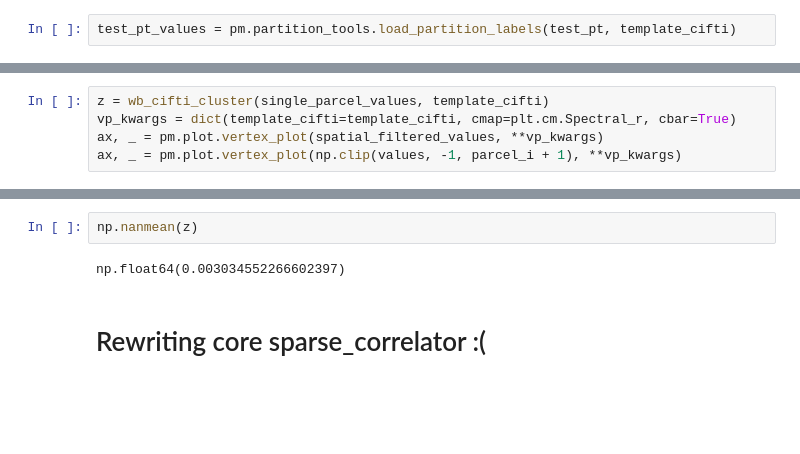
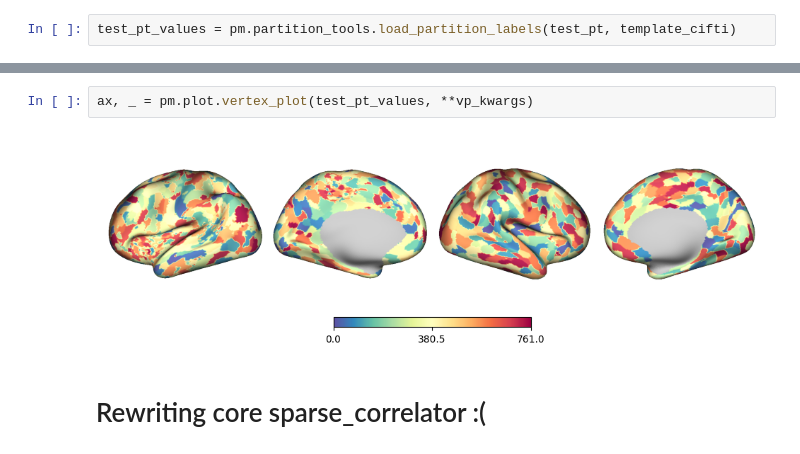
Before and after one commit to cole-khamnei/precision_mapping, a Jupyter notebook: notebooks/dev_nb.ipynb, the cells around one changed output, grey strips where cells are left out. Cells and saved outputs as stored; diff of their text form; blank space fills up the shorter version.

```diff
--- a/notebooks/dev_nb.ipynb
+++ b/notebooks/dev_nb.ipynb
@@ -235,5 +77,0 @@ for parcel_i in tqdm(np.unique(values)):
-# %%
-z = wb_cifti_cluster(single_parcel_values, template_cifti)
-vp_kwargs = dict(template_cifti=template_cifti, cmap=plt.cm.Spectral_r, cbar=True)
-ax, _ = pm.plot.vertex_plot(spatial_filtered_values, **vp_kwargs)
-ax, _ = pm.plot.vertex_plot(np.clip(values, -1, parcel_i + 1), **vp_kwargs)
@@ -243,7 +78,7 @@ ax, _ = pm.plot.vertex_plot(np.clip(values, -1, parcel_i + 1), **vp_kwargs)
-# %%
-np.nanmean(z)
-# %% [output]
-np.float64(0.003034552266602397)
+# %%
+ax, _ = pm.plot.vertex_plot(test_pt_values, **vp_kwargs)
+# %% [output]
+[figure, added]
 # %% [markdown]
 # Rewriting core sparse_correlator :(
 # %%
```
Also changed, not shown: parts of 28 cells of this notebook, 6 other files.
